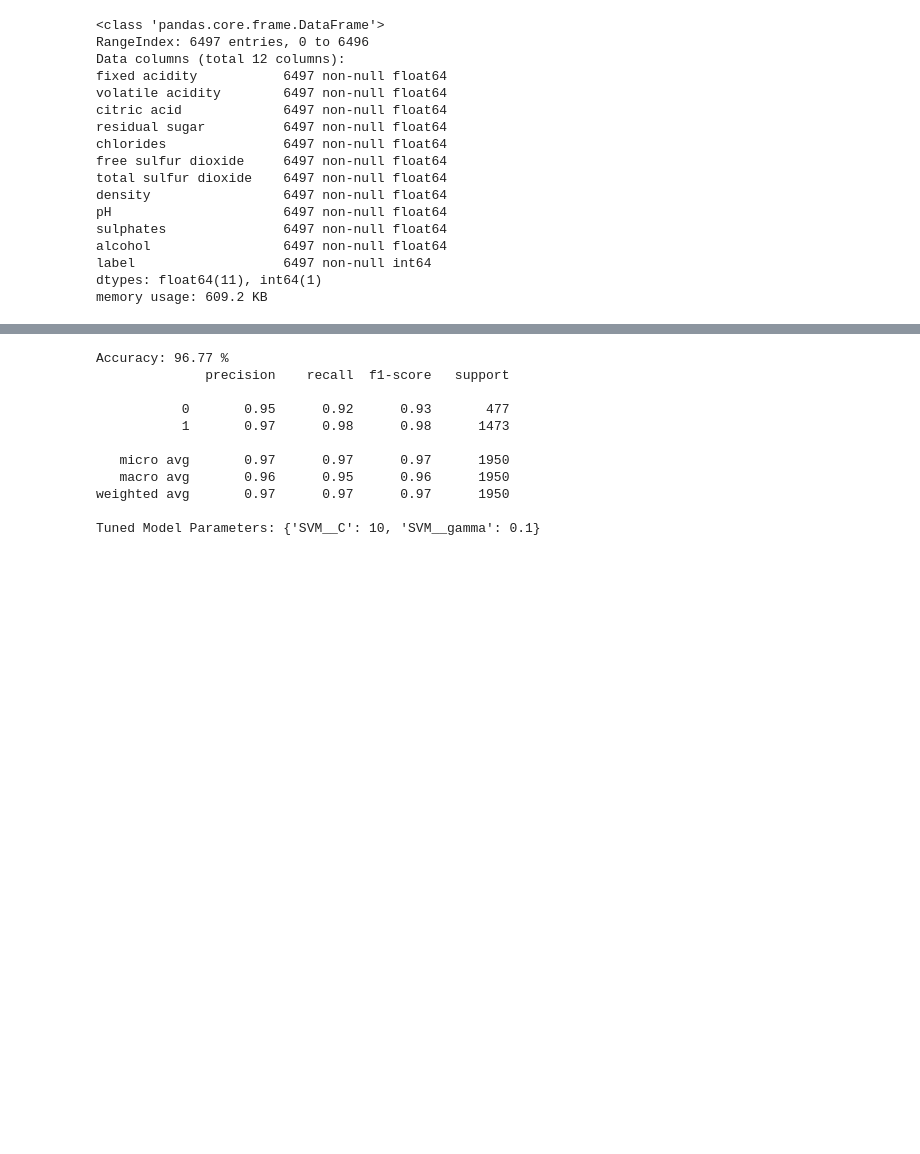
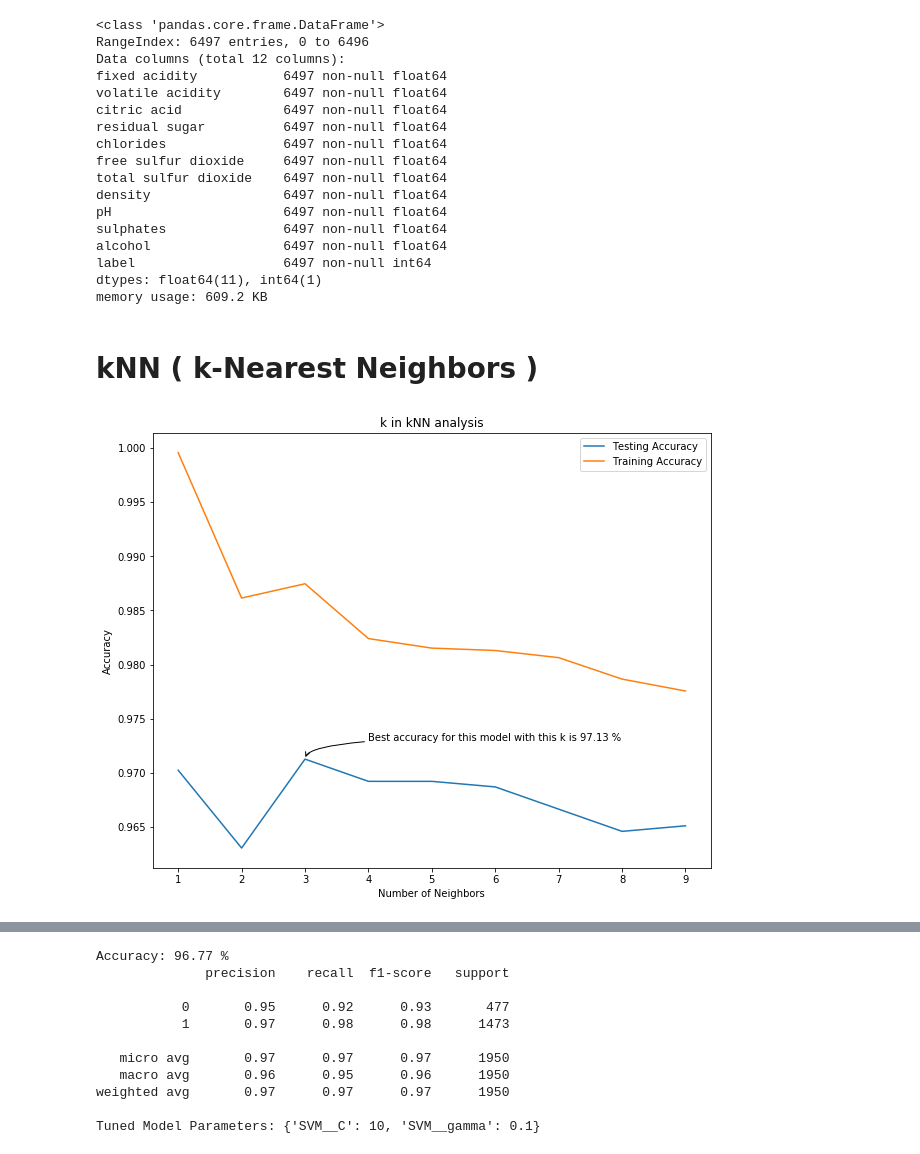
Before and after one commit to BahramJannesar/WineQualityMachineLearningAndDataAnalysis, a Jupyter notebook: Classification on wine Color ---> White or Red.ipynb, the cells around one changed output, grey strips where cells are left out. Drawn from its saved outputs; the diff is of its cells as text; code cells hidden in the pictures; blank space fills up the shorter version.

```diff
--- a/Classification on wine Color ---> White or Red.ipynb
+++ b/Classification on wine Color ---> White or Red.ipynb
@@ -109,10 +112,14 @@ def calculate_and_plot_k_neighbors(X_train, X_test, y_train, y_test):
         train_accuracy[i] = knn.score(X_train, y_train)
         test_accuracy[i] = knn.score(X_test, y_test)
 
+    plt.figure(figsize=(10, 8))
     plt.title('k in kNN analysis')
-    plt.plot(neighbors, test_accuracy, label = 'Testing Accuracy')
-    plt.plot(neighbors, train_accuracy, label = 'Training Accuracy')
+    plt.plot( neighbors , test_accuracy , label = 'Testing Accuracy')
+    plt.plot(neighbors,train_accuracy ,label = 'Training Accuracy')
     plt.legend()
+    plt.annotate('Best accuracy for this model with this k is {0:.2f} %'.format(max(test_accuracy) * 100), xy=(np.argmax(test_accuracy) + 1 , max(test_accuracy)), xytext=(4 , 0.973),
+            arrowprops=dict(arrowstyle="->",
+                            connectionstyle="angle3,angleA=0,angleB=-90"));
     plt.xlabel('Number of Neighbors')
     plt.ylabel('Accuracy')
     plt.show()
@@ -217,4 +237,10 @@ def plot_AUC_ROC_SVM(X_test , y_test , y_prob_SVM):
     plt.show()
 
     print('ROC AUC score is ' + '{0:.2f}'.format(roc_auc_score(y_test, preds)))
+# %% [markdown]
+# kNN ( k-Nearest Neighbors )
+# %%
+calculate_and_plot_k_neighbors(X_train, X_test, y_train, y_test)
+# %% [output]
+[figure, added]
 # %%
```
Also changed, not shown: parts of 16 cells of this notebook.
